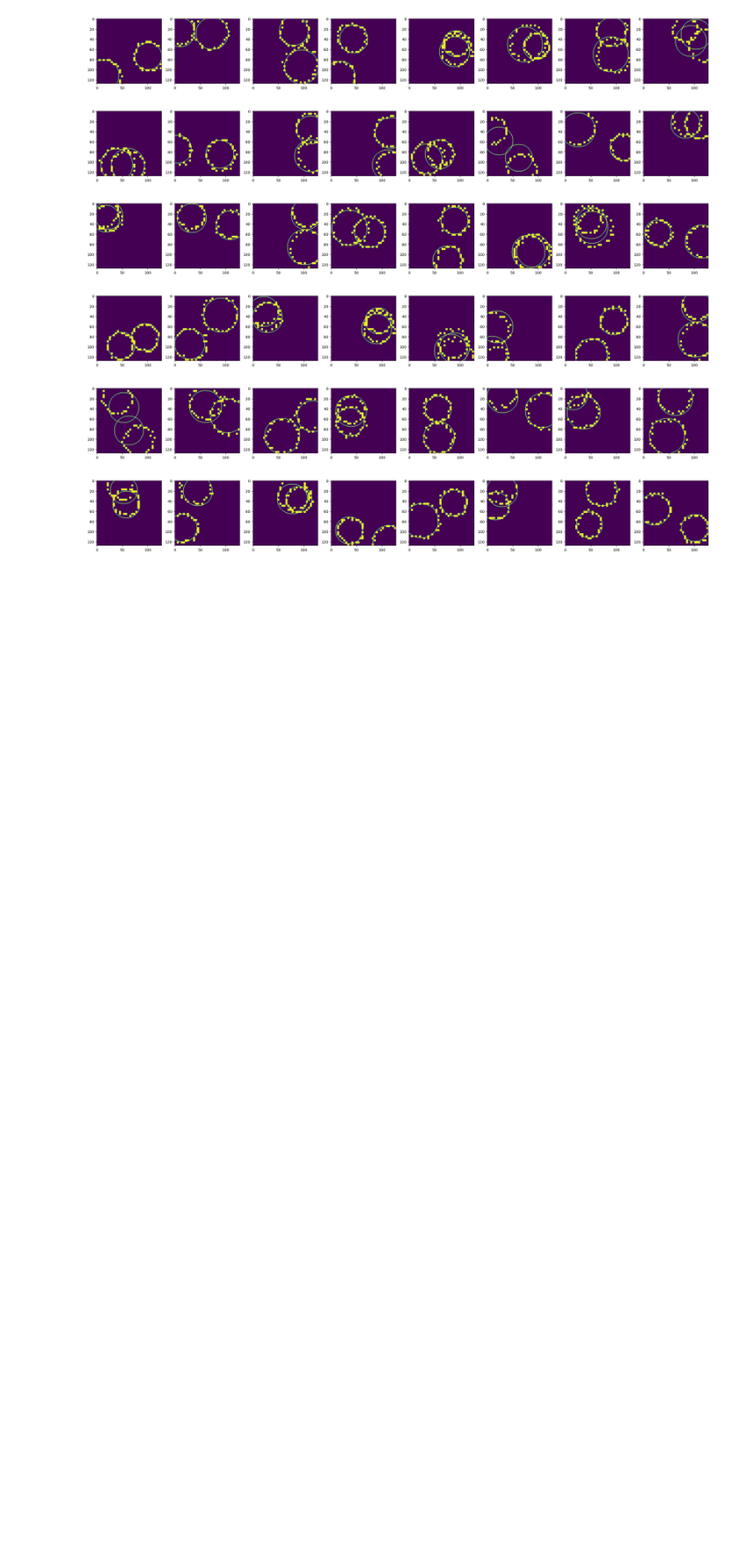
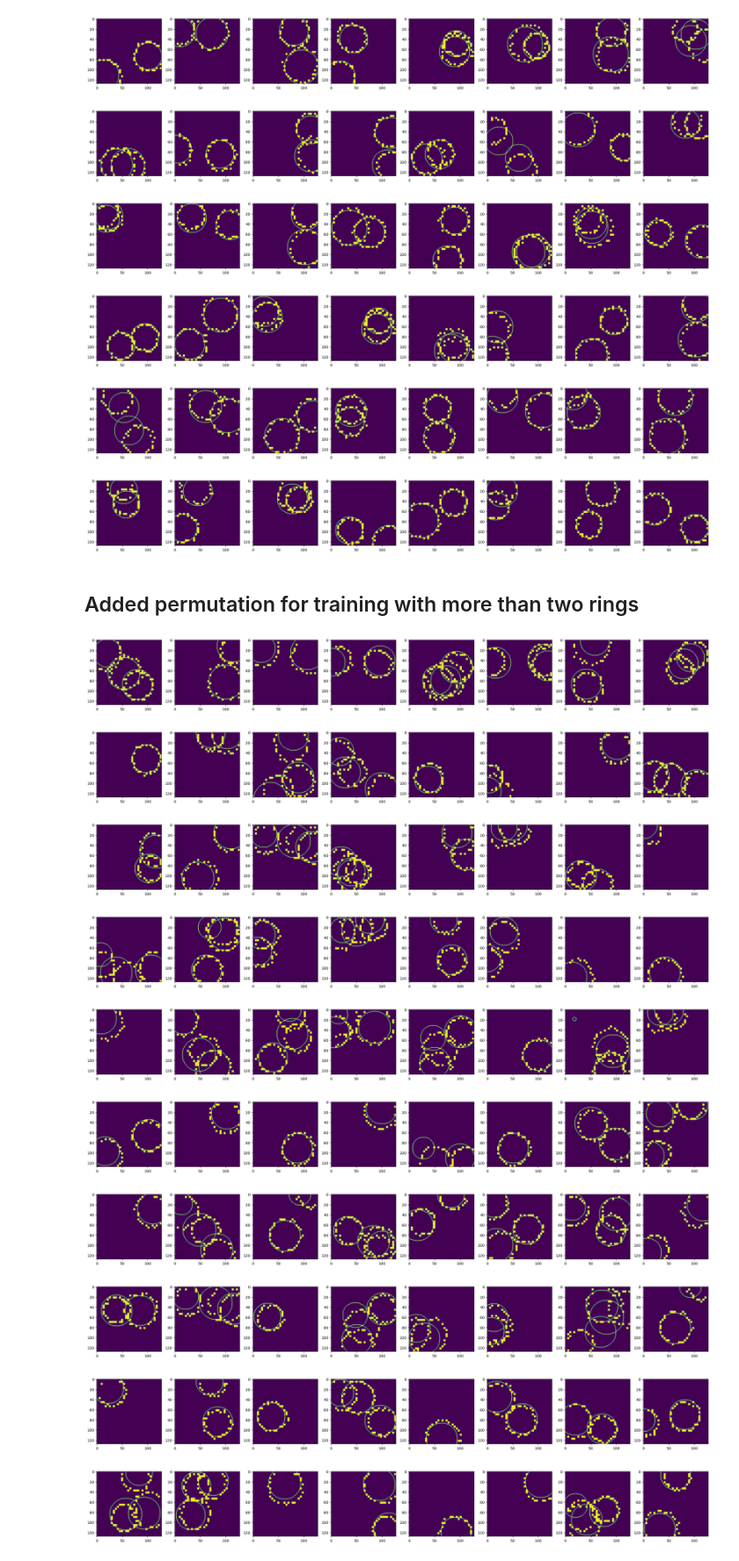
Before and after one commit to borkh/mcbm-ring-reco, a Jupyter notebook: params_finder.ipynb, the cells around one changed output. Shown at 88% size. Cells and saved outputs as stored; diff of their text form; code cells hidden in the pictures; blank space fills up the shorter version.

Commit message:
Extended params_finder.ipynb for 1-3 rings and calculated prediction time

```diff
--- a/params_finder.ipynb
+++ b/params_finder.ipynb
@@ -62,3 +62,20 @@ for i in range(10):
 [figure]
 [figure]
 [figure]
+# %% [markdown]
+## Added permutation for training with more than two rings
+# %%
+model = tf.keras.models.load_model("models/1-3_rings_32x2-CNN-params.model")
+for i in range(10):
+    compare_true_and_predict(displays_test, params_test, model, i, show_true=False)
+# %% [output]
+[figure, added]
+[figure, added]
+[figure, added]
+[figure, added]
+[figure, added]
+[figure, added]
+[figure, added]
+[figure, added]
+[figure, added]
+[figure, added]
```
Also changed, not shown: parts of 1 cell of this notebook, 1 other file.
